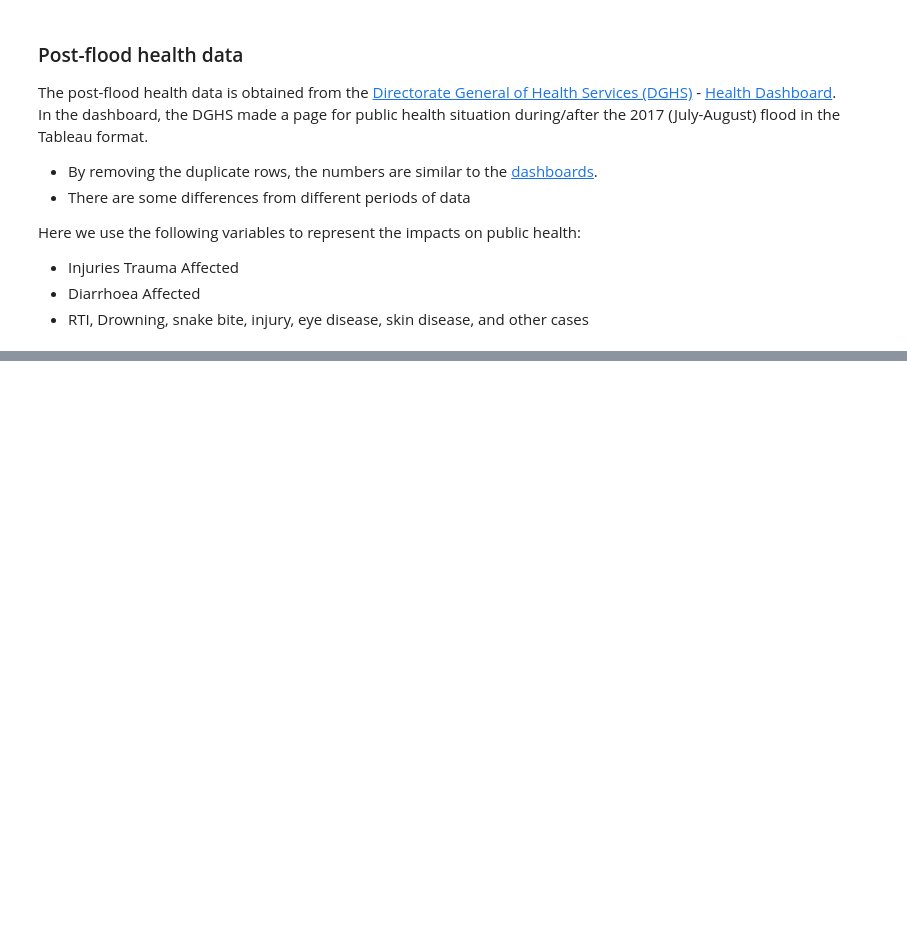
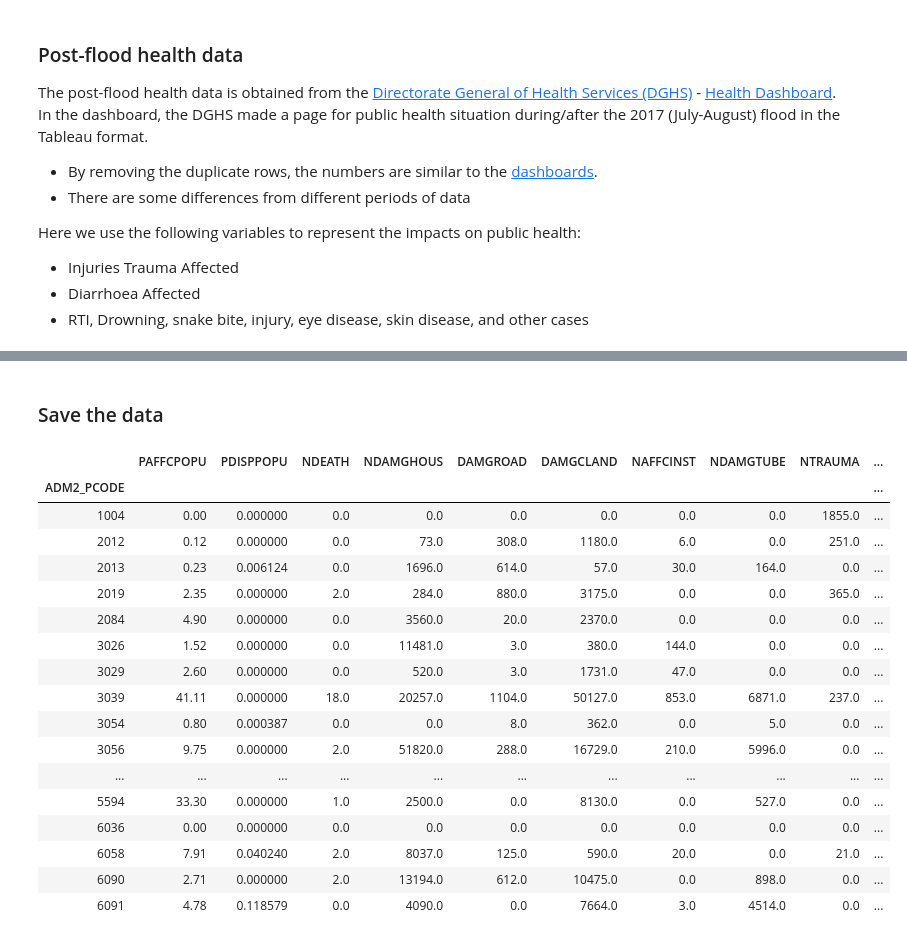
Before and after one commit to gnodnooh/VulnRiskImpact-BGD, a Jupyter notebook: LoadPostDisasterData.ipynb, the cells around one changed output, grey strips where cells are left out. Cells and saved outputs as stored; diff of their text form; code cells hidden in the pictures; blank space fills up the shorter version.

```diff
--- a/LoadPostDisasterData.ipynb
+++ b/LoadPostDisasterData.ipynb
@@ -105,4 +127,15 @@ damage = pd.merge(temp1, temp2, how='outer', left_on='ADM2_PCODE', right_on='ADM
 # Merge with population and Percentage of disp
 damage = pd.merge(damage,popu2017_adm2,how='inner',left_on='ADM2_PCODE', right_on='ADM2_PCODE')
 damage['Displaced'] = damage['Displaced']/damage['Population']*100
-damage = damage.drop('Population', axis=1)
+damage = damage.drop('Population', axis=1).set_index('ADM2_PCODE')
+
+# Reorder and Rename DataFrame
+damage = damage.rename(columns={'Affected population':'PAFFCPOPU',
+                                'Affected Institution':'NAFFCINST',
+                                'Affected Road (km)':'DAMGROAD',
+                                'Displaced':'PDISPPOPU',
+                                'Affected houses':'NDAMGHOUS',
+                                'Affected crops land (Hect)':'DAMGCLAND',
+                                'Death':'NDEATH',
+                                'Damaged tube well':'NDAMGTUBE'})
+damage = damage[damage_table.Name]
@@ -196,3 +158,10 @@ Here we use the following variables to represent the impacts on public health:
 - Injuries Trauma Affected
 - Diarrhoea Affected
 - RTI, Drowning, snake bite, injury, eye disease, skin disease, and other cases
+# %%
+phealth_table = [['NTRAUMA','Health','Number of people with trauma from injuries','Quantile'],
+                 ['NDIARRHEA','Health','Number of diarrhea cases','Quantile'],
+                 ['NODIEASE','Health','Number of other diseases','Quantile']]
+phealth_table = pd.DataFrame(phealth_table, columns=['Name','Domain','Description','Normalization'])
+phealth_table['Scale'] = 'District'
+phealth_table
@@ -246,5 +220,10 @@ health_other.name = 'Other'
 health_disease = pd.merge(health_diarrhea,health_other, how='inner', left_index=True, right_index=True)
 
 # Merged DataFrame
-health = pd.merge(health_trauma,health_disease,how='outer',left_index=True,right_index=True).fillna(0)
-health = health[health.sum(1) > 0]
+phealth = pd.merge(health_trauma,health_disease,how='outer',left_index=True,right_index=True).fillna(0)
+phealth = phealth[phealth.sum(1) > 0]
+
+# Reorder and Rename Dataframe
+phealth = phealth.rename(columns={'Trauma':'NTRAUMA',
+                                  'Diarrhea':'NDIARRHEA',
+                                  'Other':'NODIEASE'})
@@ -271,0 +238,31 @@ health
+# %% [markdown]
+### Save the data
+# %%
+impact_table = pd.concat([damage_table, phealth_table]).reset_index(drop=True)
+impact = pd.merge(damage, phealth, how='outer',left_index=True, right_index=True).fillna(0)
+
+# Save data
+if True:
+    fn = './data/impact.hdf'
+    health.to_hdf(fn, 'data'); print('%s is saved.' % fn)
+    fn = './data/health_table.hdf'
+    health_table.to_hdf(fn, 'table'); print('%s is saved.' % fn)
+# %% [output]
+|  | PAFFCPOPU | PDISPPOPU | NDEATH | NDAMGHOUS | DAMGROAD | DAMGCLAND | NAFFCINST | NDAMGTUBE | NTRAUMA | ... |
+| ADM2_PCODE |  |  |  |  |  |  |  |  |  | ... |
+| 1004 | 0.00 | 0.000000 | 0.0 | 0.0 | 0.0 | 0.0 | 0.0 | 0.0 | 1855.0 | ... |
+| 2012 | 0.12 | 0.000000 | 0.0 | 73.0 | 308.0 | 1180.0 | 6.0 | 0.0 | 251.0 | ... |
+| 2013 | 0.23 | 0.006124 | 0.0 | 1696.0 | 614.0 | 57.0 | 30.0 | 164.0 | 0.0 | ... |
+| 2019 | 2.35 | 0.000000 | 2.0 | 284.0 | 880.0 | 3175.0 | 0.0 | 0.0 | 365.0 | ... |
+| 2084 | 4.90 | 0.000000 | 0.0 | 3560.0 | 20.0 | 2370.0 | 0.0 | 0.0 | 0.0 | ... |
+| 3026 | 1.52 | 0.000000 | 0.0 | 11481.0 | 3.0 | 380.0 | 144.0 | 0.0 | 0.0 | ... |
+| 3029 | 2.60 | 0.000000 | 0.0 | 520.0 | 3.0 | 1731.0 | 47.0 | 0.0 | 0.0 | ... |
+| 3039 | 41.11 | 0.000000 | 18.0 | 20257.0 | 1104.0 | 50127.0 | 853.0 | 6871.0 | 237.0 | ... |
+| 3054 | 0.80 | 0.000387 | 0.0 | 0.0 | 8.0 | 362.0 | 0.0 | 5.0 | 0.0 | ... |
+| 3056 | 9.75 | 0.000000 | 2.0 | 51820.0 | 288.0 | 16729.0 | 210.0 | 5996.0 | 0.0 | ... |
+| ... | ... | ... | ... | ... | ... | ... | ... | ... | ... | ... |
+| 5594 | 33.30 | 0.000000 | 1.0 | 2500.0 | 0.0 | 8130.0 | 0.0 | 527.0 | 0.0 | ... |
+| 6036 | 0.00 | 0.000000 | 0.0 | 0.0 | 0.0 | 0.0 | 0.0 | 0.0 | 0.0 | ... |
+| 6058 | 7.91 | 0.040240 | 2.0 | 8037.0 | 125.0 | 590.0 | 20.0 | 0.0 | 21.0 | ... |
+| 6090 | 2.71 | 0.000000 | 2.0 | 13194.0 | 612.0 | 10475.0 | 0.0 | 898.0 | 0.0 | ... |
+| 6091 | 4.78 | 0.118579 | 0.0 | 4090.0 | 0.0 | 7664.0 | 3.0 | 4514.0 | 0.0 | ... |
```
Also changed, not shown: parts of 11 cells of this notebook, 1 other file.
